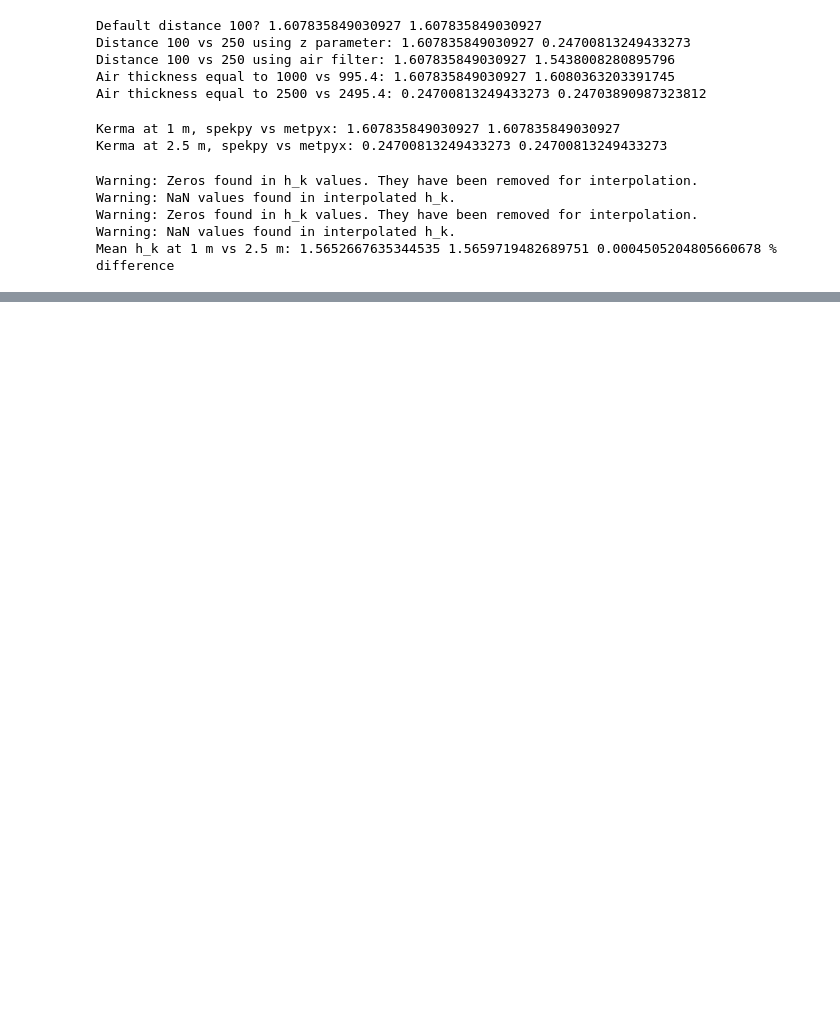
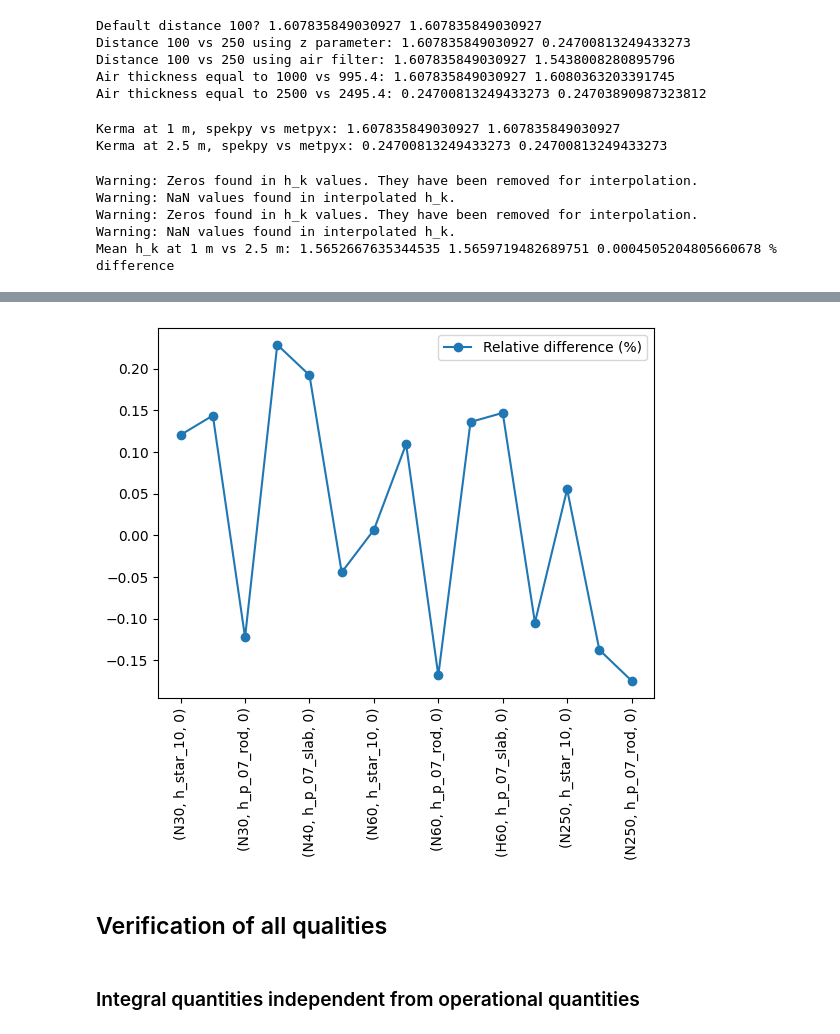
Before and after one commit to lmri-met/metpyx, a Jupyter notebook: notebooks/verification_sim_quality.ipynb, the cells around one changed output, grey strips where cells are left out. Drawn from its saved outputs; the diff is of its cells as text; code cells hidden in the pictures; blank space fills up the shorter version.

```diff
--- a/notebooks/verification_sim_quality.ipynb
+++ b/notebooks/verification_sim_quality.ipynb
@@ -411,0 +475,9 @@ N250 h_star_10   0  1.388630                1.387864                 0.055206
+# %%
+# Plot relative differences
+df2[['Relative difference (%)']].plot(marker='o', rot=90)
+# %% [output]
+[figure, added]
+# %% [markdown]
+## Verification of all qualities
+# %% [markdown]
+### Integral quantities independent from operational quantities
```
Also changed, not shown: parts of 52 cells of this notebook, 1 other file.
